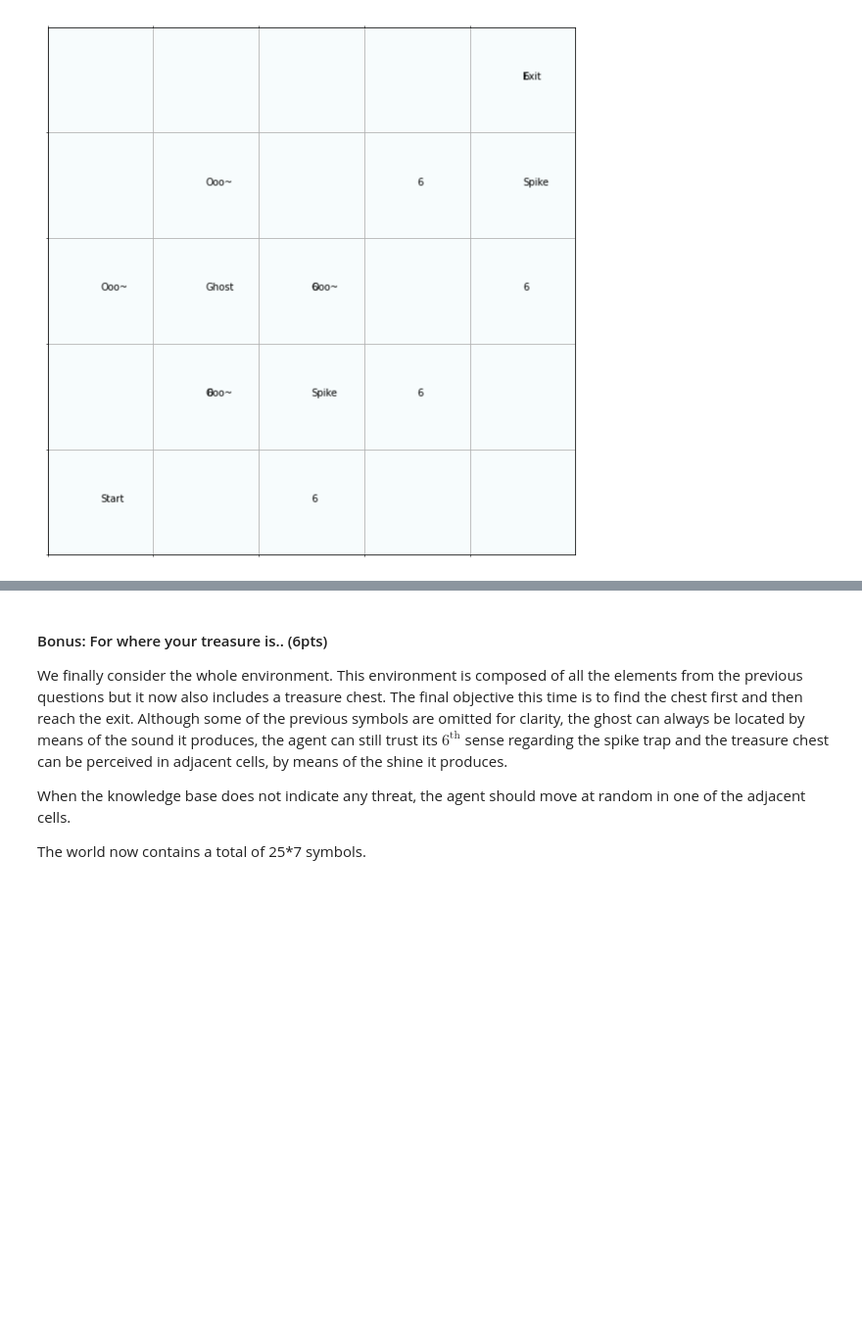
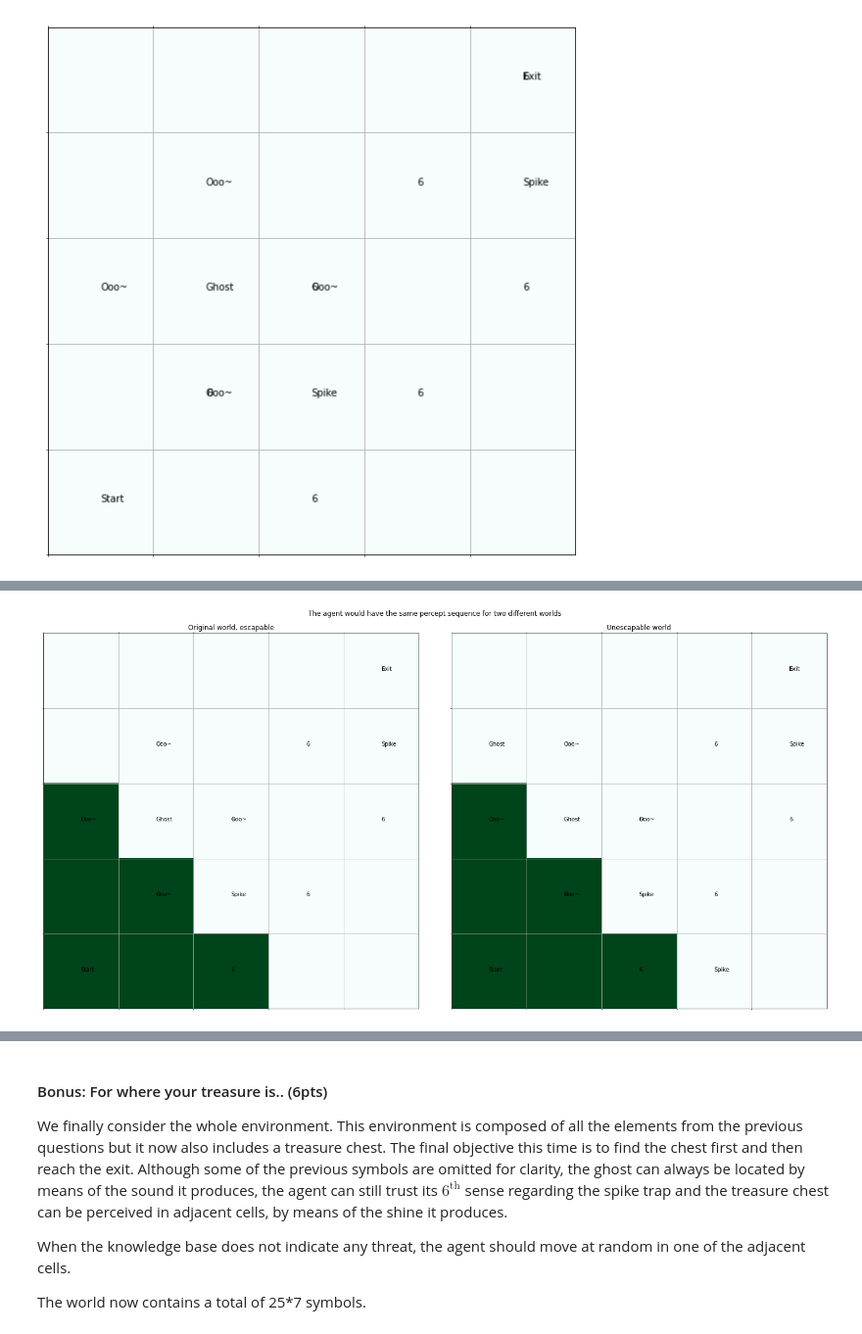
Before and after one commit to WangHaiYang874/Artificial-Intelligence-Fall2021, a Jupyter notebook: Assignments/Assignment3/LogicalAgent.ipynb, the cells around one changed output, grey strips where cells are left out. Shown at 98% size. Saved outputs shown, nothing was run; the diff lists cells and outputs as text; code cells hidden in the pictures; blank space fills up the shorter version.

```diff
--- a/Assignments/Assignment3/LogicalAgent.ipynb
+++ b/Assignments/Assignment3/LogicalAgent.ipynb
@@ -958,0 +1030,81 @@ KB = KnowledgeBase(*(ghost_rules+spike_rules))
+# %%
+world = np.zeros((5, 5))
+
+# marking the explored areas.
+for pos in set(path):
+    world[pos] = 1
+
+# special positions
+ghosts = [(1, 2)]
+noises = adj_cells_multiple(ghosts)
+
+spikes = [(2,1),(4,3)]
+six_senses = adj_cells_multiple(spikes)
+
+exit = (4, 4)
+start = (0, 0)
+
+# ploting
+
+fig, (ax1, ax2) = plt.subplots(1, 2, constrained_layout=True, sharey=True,figsize=(20,10))
+
+ax1.set_title("Original world, escapable")
+
+ax1.matshow(world, cmap=plt.cm.BuGn)
+
+ax1.set_xticks(np.arange(world.shape[0])-0.5, minor='true')
+ax1.set_yticks(np.arange(world.shape[1])-0.5, minor='true')
+ax1.grid(which='minor')
+ax1.set_xticks([])
+ax1.set_xticklabels([])
+ax1.set_yticks([])
+ax1.set_yticklabels([])
+plt.xlim((-0.5, world.shape[0]-0.5))
+plt.ylim((-0.5, world.shape[1]-0.5))
+plt.grid()
+
+for g in ghosts:
+    ax1.text(*g, 'Ghost')
+for n in noises:
+    ax1.text(*n, 'Ooo~')
+
+for s in spikes:
+    ax1.text(*s, 'Spike')
+for s in six_senses:
+    ax1.text(*s, '6')
+
+ax1.text(*exit, 'Exit')
+ax1.text(*start, 'Start')
+print()
+
+# unescapable world
+
+ax2.set_title("Unescapable world")
+ax2.matshow(world, cmap=plt.cm.BuGn)
+
+ax2.set_xticks(np.arange(world.shape[0])-0.5, minor='true')
+ax2.set_yticks(np.arange(world.shape[1])-0.5, minor='true')
+ax2.grid(which='minor')
+ax2.set_xticks([])
+ax2.set_xticklabels([])
+ax2.set_yticks([])
+ax2.set_yticklabels([])
+plt.xlim((-0.5, world.shape[0]-0.5))
+plt.ylim((-0.5, world.shape[1]-0.5))
+plt.grid()
+
+for g in ghosts+[(0,3)]:
+    ax2.text(*g, 'Ghost')
+for n in noises:
+    ax2.text(*n, 'Ooo~')
+
+for s in spikes+[(3,0)]:
+    ax2.text(*s, 'Spike')
+for s in six_senses:
+    ax2.text(*s, '6')
+
+ax2.text(*exit, 'Exit')
+ax2.text(*start, 'Start')
+
+fig.suptitle("The agent would have the same percept sequence for two different worlds")
+# %% [output]
@@ -958,0 +1112 @@ KB = KnowledgeBase(*(ghost_rules+spike_rules))
+[figure, added]
```
Also changed, not shown: parts of 19 cells of this notebook.
